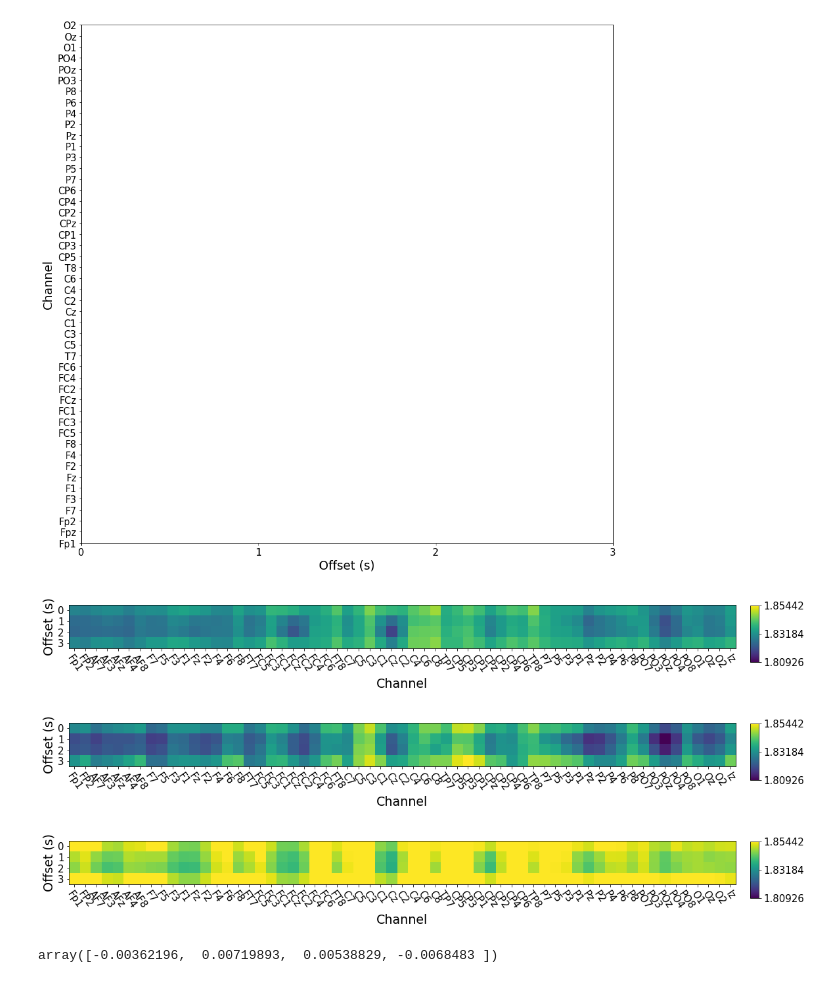
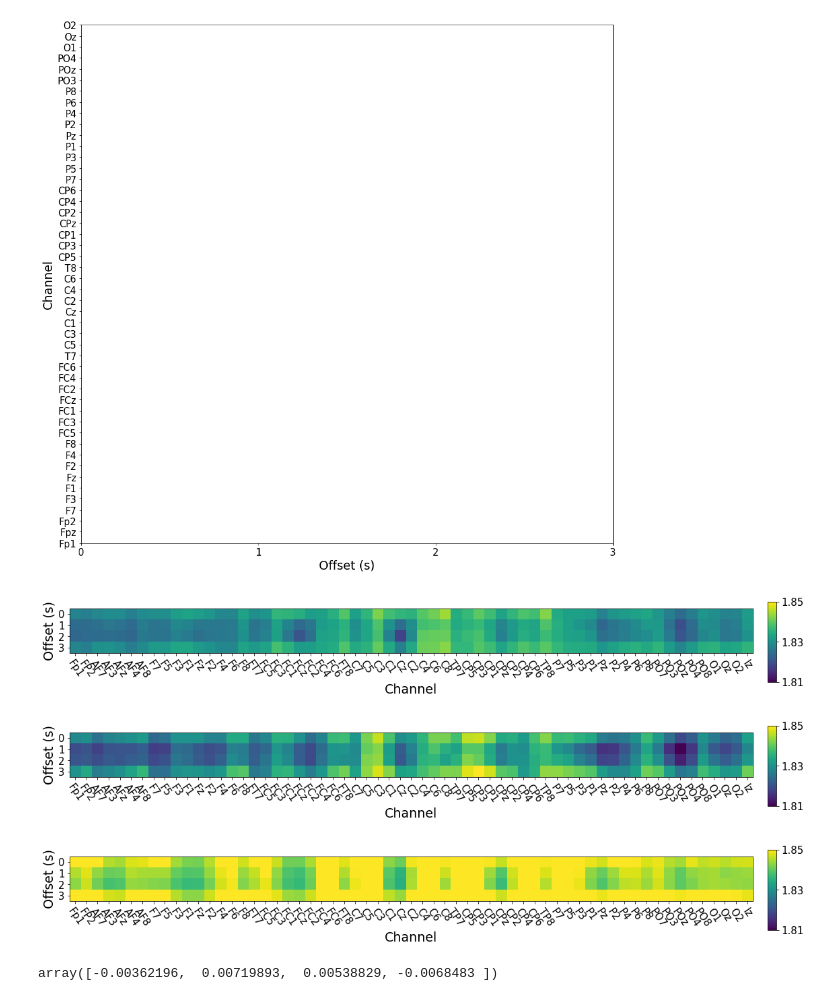
Before and after one commit to cristianch/EEG_CNP, a Jupyter notebook: notebooks/hfd_analysis.ipynb, the cells around one changed output. Drawn from its saved outputs; the diff is of its cells as text; code cells hidden in the pictures.

```diff
--- a/notebooks/hfd_analysis.ipynb
+++ b/notebooks/hfd_analysis.ipynb
@@ -354,12 +350,12 @@ indices_rearranged = [np.where(current_order == channel_name)[0][0] for channel_
 # PDP/PNP
 indices_rearranged_new = [np.where(current_order_new == channel_name)[0][0] for channel_name in correct_order_new]
 # %%
-#pp_rh_raw_rearranged = rearrange_channels(pp_rh_raw, indices_rearranged)
-#pnp_rh_raw_rearranged = rearrange_channels(pnp_rh_raw, indices_rearranged)
-#hv_rh_raw_rearranged = rearrange_channels(hv_rh_raw, indices_rearranged)
+pp_rh_raw_rearranged = rearrange_channels(pp_rh_raw, indices_rearranged)
+pnp_rh_raw_rearranged = rearrange_channels(pnp_rh_raw, indices_rearranged)
+hv_rh_raw_rearranged = rearrange_channels(hv_rh_raw, indices_rearranged)
 
-pp_rh_raw_rearranged = rearrange_channels(pp_rh_raw, indices_rearranged_new)
-pnp_rh_raw_rearranged = rearrange_channels(pnp_rh_raw, indices_rearranged_new)
+#pp_rh_raw_rearranged = rearrange_channels(pp_rh_raw, indices_rearranged_new)
+#pnp_rh_raw_rearranged = rearrange_channels(pnp_rh_raw, indices_rearranged_new)
 # %%
 pp_rh_raw_rearranged[0][0][13]
 # %% [output]
@@ -447,5 +443,5 @@ Alternatively, get HFD over all windows of the specified size
 # %%
 pp_all_windows = [[patient_array_to_hfd(patient, window_start=window*freq, window_size=window_size*freq, k=k) for patient in pp_rh_raw_rearranged] for window in range(0,4)]
 pnp_all_windows = [[patient_array_to_hfd(patient, window_start=window*freq, window_size=window_size*freq, k=k) for patient in pnp_rh_raw_rearranged] for window in range(0,4)]
-#hv_all_windows = [[patient_array_to_hfd(patient, window_start=window*freq, window_size=window_size*freq, k=k) for patient in hv_rh_raw_rearranged] for window in range(0,4)]
+hv_all_windows = [[patient_array_to_hfd(patient, window_start=window*freq, window_size=window_size*freq, k=k) for patient in hv_rh_raw_rearranged] for window in range(0,4)]
 # %% [output]
@@ -567,12 +559,12 @@ scipy.stats.normaltest(diff_all_windows.flatten())
 # %% [output]
 NormaltestResult(statistic=9.55005255869121, pvalue=0.00843786234303722)
 # %%
-#max_hfd = np.max([np.max(pp_mean_all_windows), np.max(pnp_mean_all_windows), np.min(hv_mean_all_windows)])
-#min_hfd = np.min([np.min(pp_mean_all_windows), np.min(pnp_mean_all_windows), np.min(hv_mean_all_windows)])
+max_hfd = np.max([np.max(pp_mean_all_windows), np.max(pnp_mean_all_windows), np.min(hv_mean_all_windows)])
+min_hfd = np.min([np.min(pp_mean_all_windows), np.min(pnp_mean_all_windows), np.min(hv_mean_all_windows)])
 
 # PDP/PNP
-max_hfd = np.max([np.max(pp_mean_all_windows), np.max(pnp_mean_all_windows)])
-min_hfd = np.min([np.min(pp_mean_all_windows), np.min(pnp_mean_all_windows)])
+#max_hfd = np.max([np.max(pp_mean_all_windows), np.max(pnp_mean_all_windows)])
+#min_hfd = np.min([np.min(pp_mean_all_windows), np.min(pnp_mean_all_windows)])
 # %%
 min_hfd
 # %% [output]
@@ -588,7 +580,7 @@ np.mean(pp_all_windows_repetitions, axis=1).transpose()[14][1]
 # %%
 graph_font_label = 19
 graph_font_ticks = 15
-graph_labels = ch_names_new_rearranged
+graph_labels = ch_names_rearranged
 n_channels = len(graph_labels)
 
 cbar_fraction = 0.007
@@ -906,24 +898,24 @@ from matplotlib import ticker
 # %%
 title = 'Normalized HFD values in ' + limb['name'] + ' within a 2s sliding window, PDP; k=7'
 graph_name = 'window_pp_' + limb['name']
 
 fig = plt.figure(figsize=[15,15])
 #plt.title(title)
 ax = fig.add_subplot(111)
 plt.xlabel('Channel', fontsize=graph_font_label)
 plt.xticks(ticks=range(n_channels), labels=graph_labels, rotation=-55, fontsize=graph_font_ticks)
 plt.yticks(range(4), fontsize=graph_font_ticks)
 plt.ylabel('Offset (s)', fontsize=graph_font_label)
 img = ax.imshow(pp_mean_all_windows.transpose(), vmin=min_hfd, vmax=max_hfd)
 plt.tight_layout()
-cb = plt.colorbar(img, cax=fig.add_axes(cbar_position), fraction=cbar_fraction, pad=cbar_pad)
+cb = plt.colorbar(img, cax=fig.add_axes(cbar_position), fraction=cbar_fraction, pad=cbar_pad, format=ticker.FormatStrFormatter('%.2f'))
 cb.ax.tick_params(labelsize=graph_font_ticks)
 cb.locator = ticker.LinearLocator(numticks=3)
 cb.update_ticks()
 plt.savefig('./results/graphs/rearranged_with_colourbars/h/' + limb['name'] + '/' + graph_name + '.eps', bbox_inches='tight')
 plt.savefig('./results/graphs/rearranged_with_colourbars/h/' + limb['name'] + '/' + graph_name + '.jpg', bbox_inches='tight')
 # %% [output]
-[figure, old version]
+[figure, new version]
 # %%
 title = 'Normalized HFD values in ' + limb['name'] + ' within a 2s sliding window, PNP; k=7'
 graph_name = 'window_pnp_' + limb['name']
@@ -937,14 +929,14 @@ plt.yticks(range(4), fontsize=graph_font_ticks)
 plt.ylabel('Offset (s)', fontsize=graph_font_label)
 img = ax.imshow(pnp_mean_all_windows.transpose(), vmin=min_hfd, vmax=max_hfd)
 plt.tight_layout()
-cb = plt.colorbar(img, cax=fig.add_axes(cbar_position), fraction=cbar_fraction, pad=cbar_pad)
+cb = plt.colorbar(img, cax=fig.add_axes(cbar_position), fraction=cbar_fraction, pad=cbar_pad, format=ticker.FormatStrFormatter('%.2f'))
 cb.ax.tick_params(labelsize=graph_font_ticks)
 cb.locator = ticker.LinearLocator(numticks=3)
 cb.update_ticks()
 plt.savefig('./results/graphs/rearranged_with_colourbars/h/' + limb['name'] + '/' + graph_name + '.eps', bbox_inches='tight')
 plt.savefig('./results/graphs/rearranged_with_colourbars/h/' + limb['name'] + '/' + graph_name + '.jpg', bbox_inches='tight')
 # %% [output]
-[figure, old version]
+[figure, new version]
 # %%
 title = 'Normalized HFD values in ' + limb['name'] + ' within a 2s sliding window, PNP; k=7'
 graph_name = 'window_hv_' + limb['name']
@@ -958,14 +950,14 @@ plt.yticks(range(4), fontsize=graph_font_ticks)
 plt.ylabel('Offset (s)', fontsize=graph_font_label)
 plt.imshow(hv_mean_all_windows.transpose(), vmin=min_hfd, vmax=max_hfd)
 plt.tight_layout()
-cb = plt.colorbar(img, cax=fig.add_axes(cbar_position), fraction=cbar_fraction, pad=cbar_pad)
+cb = plt.colorbar(img, cax=fig.add_axes(cbar_position), fraction=cbar_fraction, pad=cbar_pad, format=ticker.FormatStrFormatter('%.2f'))
 cb.ax.tick_params(labelsize=graph_font_ticks)
 cb.locator = ticker.LinearLocator(numticks=3)
 cb.update_ticks()
 plt.savefig('./results/graphs/rearranged_with_colourbars/h/' + limb['name'] + '/' + graph_name + '.eps', bbox_inches='tight')
 plt.savefig('./results/graphs/rearranged_with_colourbars/h/' + limb['name'] + '/' + graph_name + '.jpg', bbox_inches='tight')
 # %% [output]
-[figure, old version]
+[figure, new version]
 # %%
 diff_all_windows[ch_names.index('P1')]
 # %% [output]
```
Also changed, not shown: parts of 24 cells of this notebook, 18 other files.
